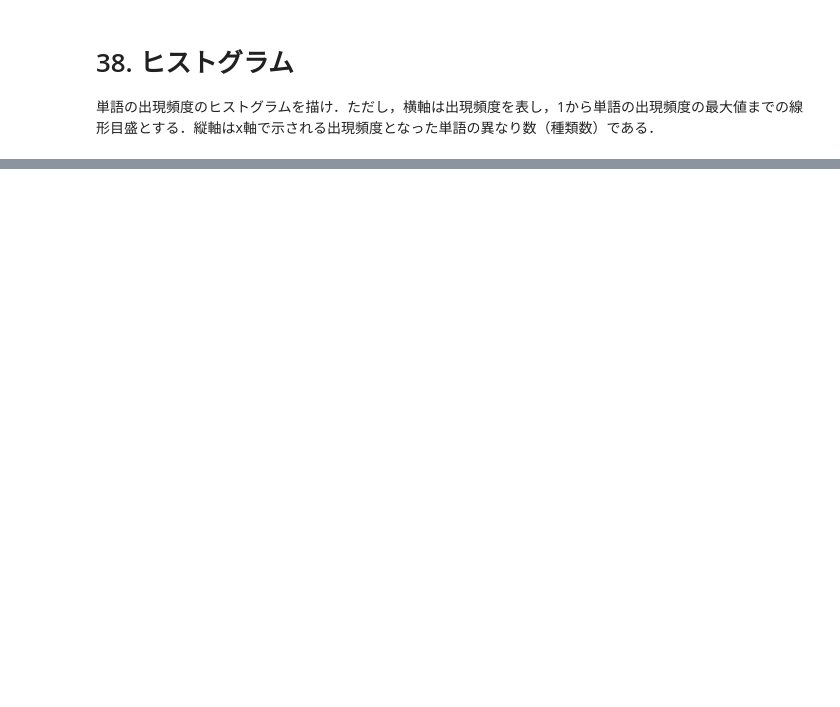
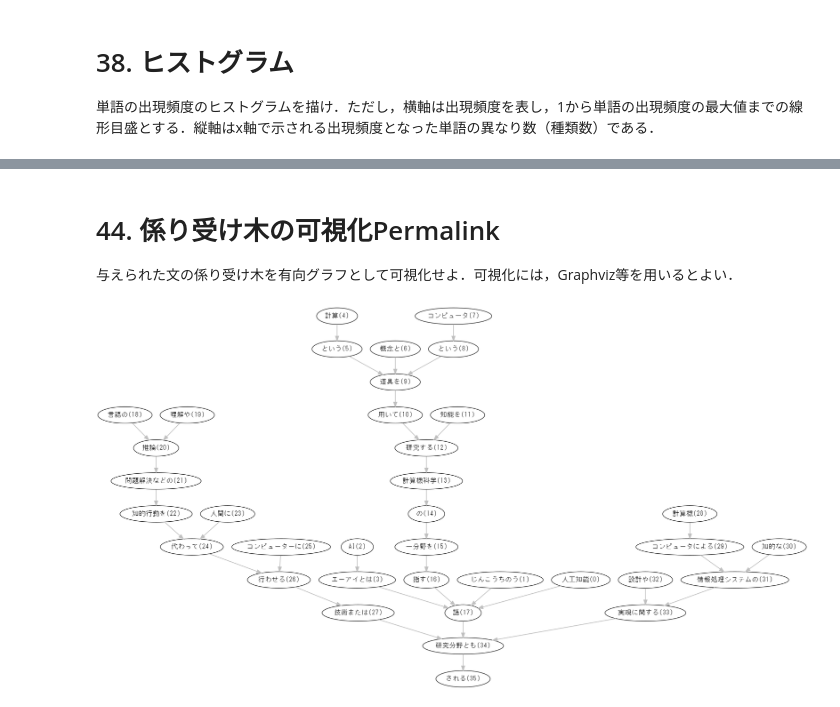
Before and after one commit to Cyokob3/100_knock_NLP, a Jupyter notebook: 100_knock_NLP.ipynb, the cells around one changed output, grey strips where cells are left out. Saved outputs shown, nothing was run; the diff lists cells and outputs as text; code cells hidden in the pictures; blank space fills up the shorter version.

```diff
--- a/100_knock_NLP.ipynb
+++ b/100_knock_NLP.ipynb
@@ -717,0 +691,2 @@ plt.show()
+# %%
+f_path = "C:\\Users\\ymtlab\\Documents\\GitHub\\100_knock_NLP\\ai.ja.txt.parsed"
@@ -717,0 +808,5 @@ plt.show()
+# %%
+for chunk in sentences[2].chunks:
+    chunk_src = ''.join([s.surface if s.pos != '記号' else '' for s in chunk.morphs])
+    chunk_dst = ''.join([s.surface if s.pos != '記号' else '' for s in sentences[2].chunks[chunk.dst].morphs])
+    print(chunk_src, chunk_dst, sep='\t')
@@ -717,0 +834,6 @@ plt.show()
+# %%
+for chunk in sentences[2].chunks:
+    if '名詞' in [s.pos for s in chunk.morphs] and '動詞' in [s.pos for s in sentences[2].chunks[chunk.dst].morphs]:
+        chunk_src = ''.join([s.surface if s.pos != '記号' else '' for s in chunk.morphs])
+        chunk_dst = ''.join([s.surface if s.pos != '記号' else '' for s in sentences[2].chunks[chunk.dst].morphs])
+        print(chunk_src, chunk_dst, sep='\t')
@@ -717,0 +848,24 @@ plt.show()
+# %% [markdown]
+# 44. 係り受け木の可視化Permalink
+与えられた文の係り受け木を有向グラフとして可視化せよ．可視化には，Graphviz等を用いるとよい．
+# %%
+from graphviz import Digraph
+from IPython.display import Image,display_png
+
+edges = list()
+for id, chunk in enumerate(sentences[2].chunks):
+    if chunk.dst != -1:
+        chunk_src = ''.join([s.surface if s.pos != '記号' else '' for s in chunk.morphs] + ['(' + str(id) + ')'])
+        chunk_dst = ''.join([s.surface if s.pos != '記号' else '' for s in sentences[2].chunks[chunk.dst].morphs] + ['(' + str(chunk.dst) + ')'])
+        edges.append([chunk_src, chunk_dst])
+
+dot = Digraph(format='png', engine='dot', encoding=encoding)
+fontname = 'MS Gothic'
+dot.attr('graph', fontname=fontname)
+dot.attr('node', fontname=fontname)
+dot.attr('edge', fontname=fontname, penwidth='1.5', color='gray')
+dot.edges(edges)
+dot.render(filename='ans44',directory='C:\\Users\\ymtlab\\Documents\\GitHub\\100_knock_NLP')
+display_png(Image('./ans44.png'))
+# %% [output]
+[figure, added]
```
Also changed, not shown: parts of 23 cells of this notebook, 6 other files.
